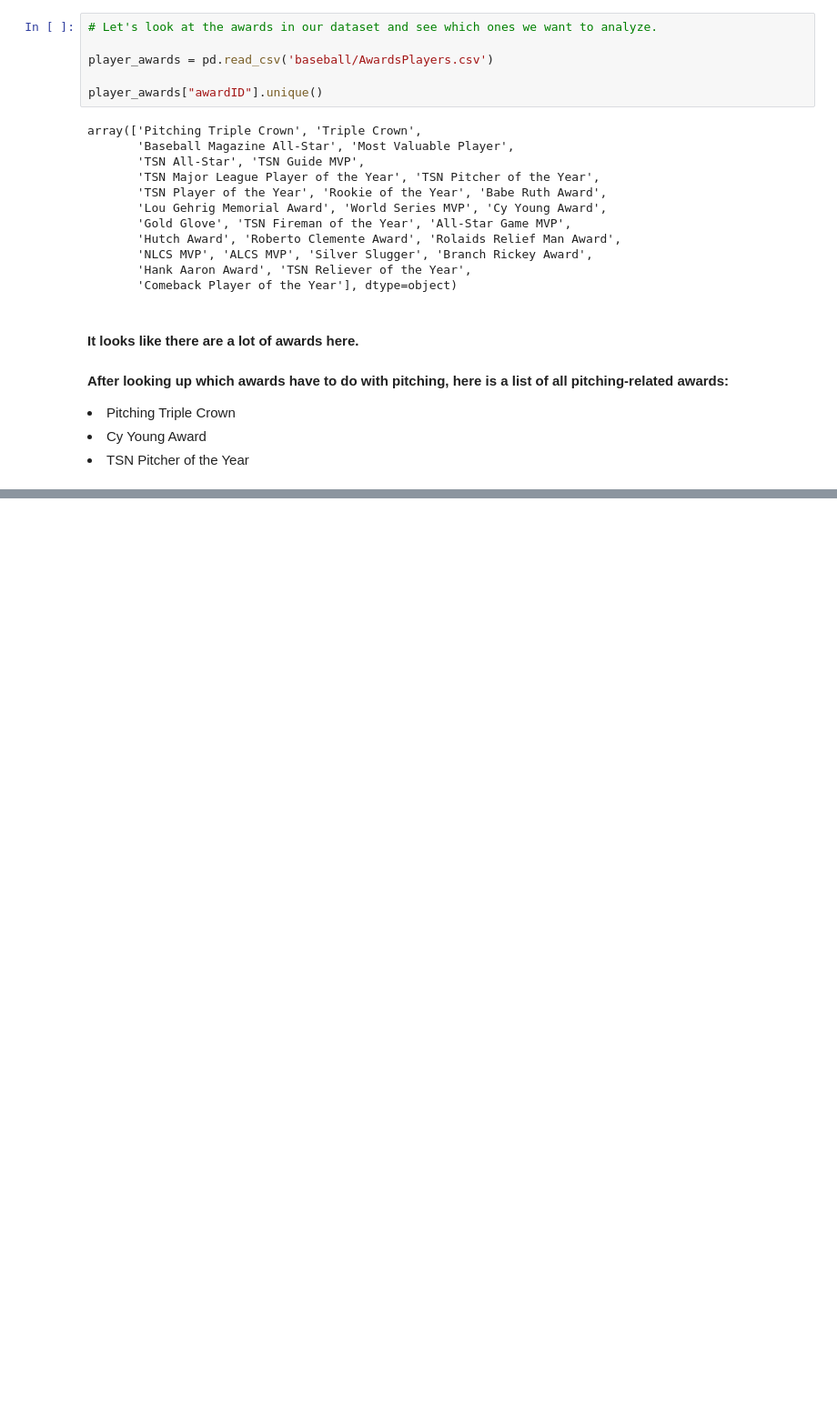
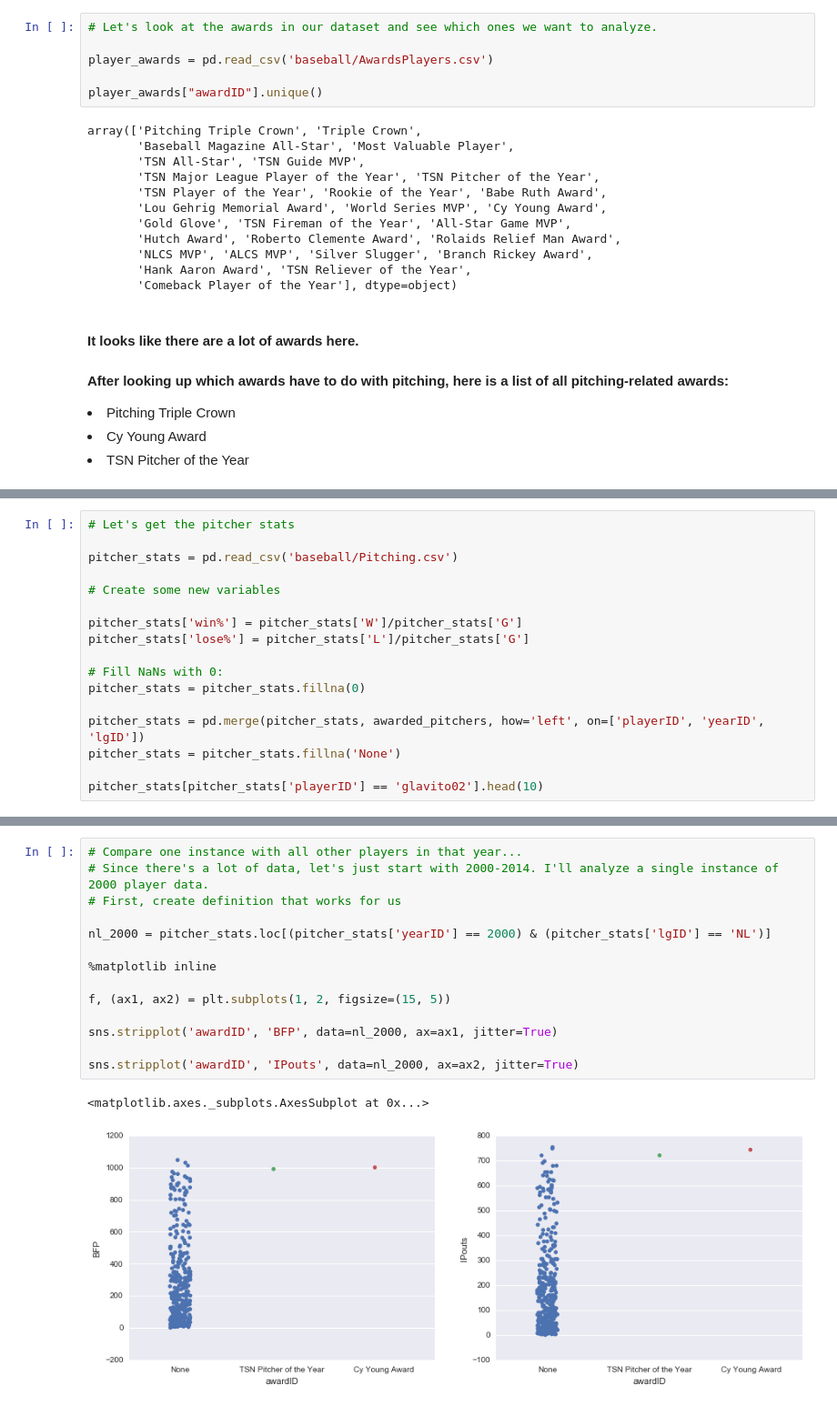
Before and after one commit to ppotiny/BaseballAnalysis, a Jupyter notebook: BaseballAnalysis.ipynb, the cells around one changed output, grey strips where cells are left out. Shown at 91% size. Drawn from its saved outputs; the diff is of its cells as text; blank space fills up the shorter version.

```diff
--- a/BaseballAnalysis.ipynb
+++ b/BaseballAnalysis.ipynb
@@ -101,0 +65,17 @@ See the caveats in the documentation: http://pandas.pydata.org/pandas-docs/stabl
+# %%
+# Let's get the pitcher stats
+
+pitcher_stats = pd.read_csv('baseball/Pitching.csv')
+
+# Create some new variables
+
+pitcher_stats['win%'] = pitcher_stats['W']/pitcher_stats['G']
+pitcher_stats['lose%'] = pitcher_stats['L']/pitcher_stats['G']
+
+# Fill NaNs with 0:
+pitcher_stats = pitcher_stats.fillna(0)
+
+pitcher_stats = pd.merge(pitcher_stats, awarded_pitchers, how='left', on=['playerID', 'yearID', 'lgID'])
+pitcher_stats = pitcher_stats.fillna('None')
+
+pitcher_stats[pitcher_stats['playerID'] == 'glavito02'].head(10)
@@ -101,0 +95,17 @@ See the caveats in the documentation: http://pandas.pydata.org/pandas-docs/stabl
+# %%
+# Compare one instance with all other players in that year...
+# Since there's a lot of data, let's just start with 2000-2014. I'll analyze a single instance of 2000 player data.
+# First, create definition that works for us
+
+nl_2000 = pitcher_stats.loc[(pitcher_stats['yearID'] == 2000) & (pitcher_stats['lgID'] == 'NL')]
+
+%matplotlib inline
+
+f, (ax1, ax2) = plt.subplots(1, 2, figsize=(15, 5))
+
+sns.stripplot('awardID', 'BFP', data=nl_2000, ax=ax1, jitter=True)
+
+sns.stripplot('awardID', 'IPouts', data=nl_2000, ax=ax2, jitter=True)
+# %% [output]
+<matplotlib.axes._subplots.AxesSubplot at 0x...>
+[figure, added]
```
Also changed, not shown: parts of 13 cells of this notebook.
